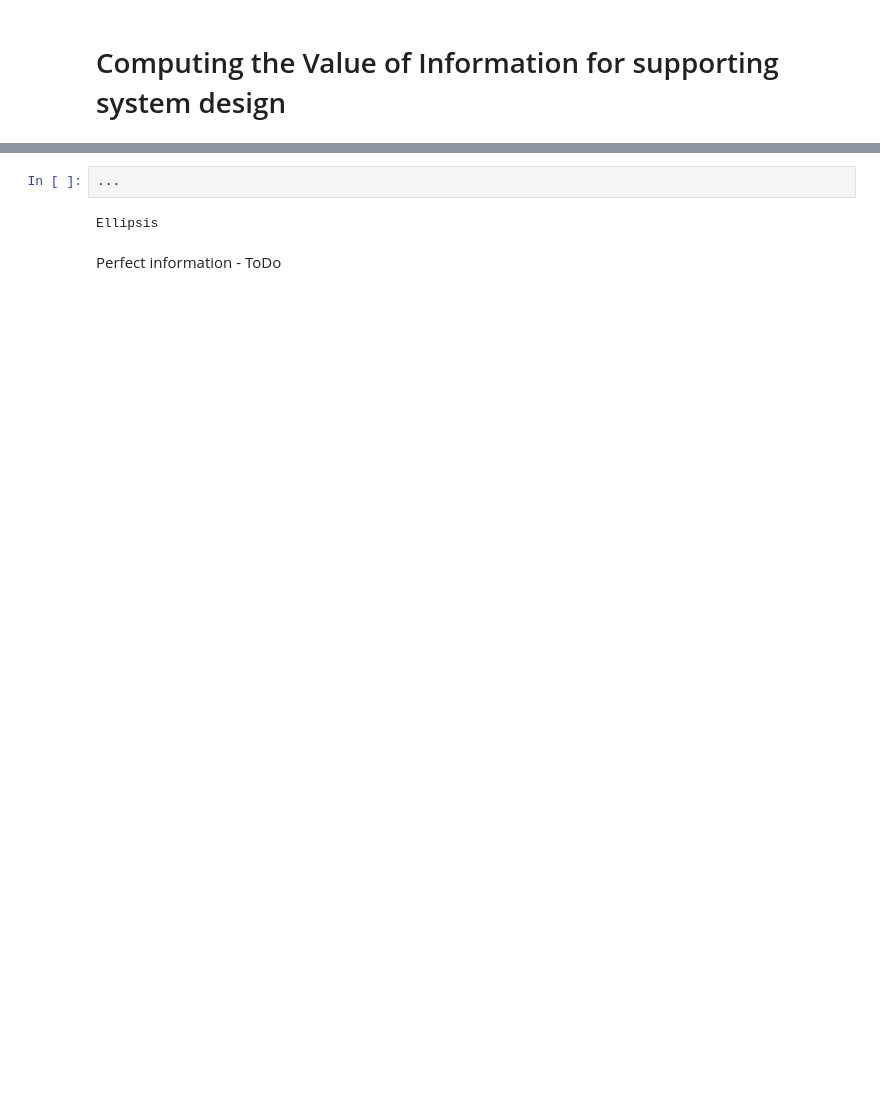
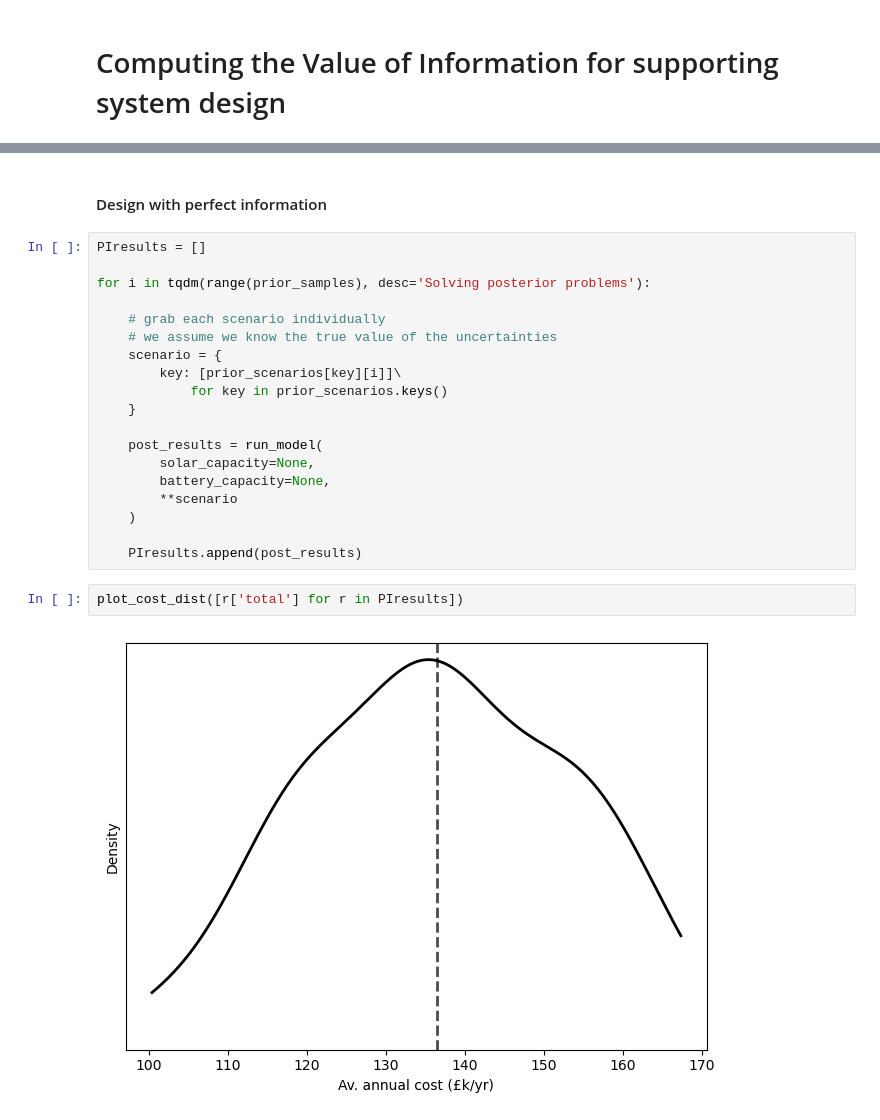
Before and after one commit to mal84emma/VoI-Tutorial, a Jupyter notebook: 3-VoI.ipynb, the cells around one changed output, grey strips where cells are left out. Drawn from its saved outputs; the diff is of its cells as text; blank space fills up the shorter version.

```diff
--- a/3-VoI.ipynb
+++ b/3-VoI.ipynb
@@ -80,6 +108,25 @@ Could do VoI with discrete design options (i.e. not On-Policy VoI), but is it th
-# %%
-...
-# %% [output]
-Ellipsis
 # %% [markdown]
-Perfect information - ToDo
+#### Design with perfect information
+# %%
+PIresults = []
+
+for i in tqdm(range(prior_samples), desc='Solving posterior problems'):
+
+    # grab each scenario individually
+    # we assume we know the true value of the uncertainties
+    scenario = {
+        key: [prior_scenarios[key][i]]\
+            for key in prior_scenarios.keys()
+    }
+
+    post_results = run_model(
+        solar_capacity=None,
+        battery_capacity=None,
+        **scenario
+    )
+
+    PIresults.append(post_results)
+# %%
+plot_cost_dist([r['total'] for r in PIresults])
+# %% [output]
+[figure, added]
```
Also changed, not shown: parts of 31 cells of this notebook, 2 other files.
